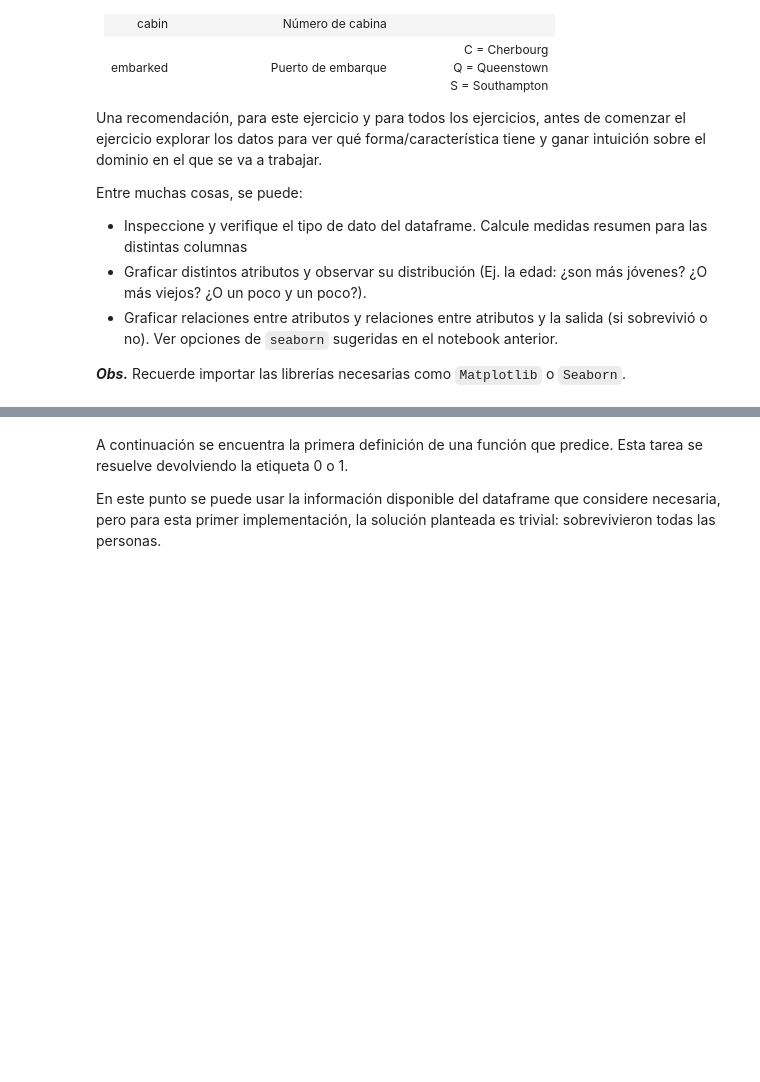
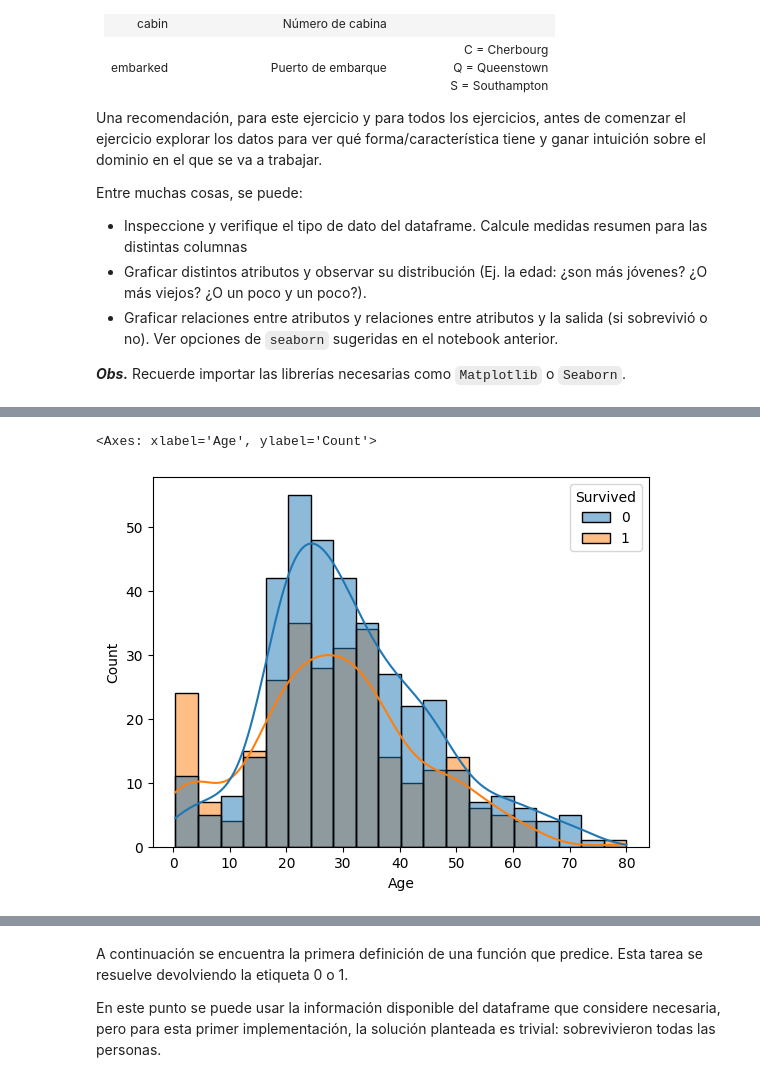
Before and after one commit to machulsky61/Aprendizaje-Automatico, a Jupyter notebook: Notebooks/notebook_02_titanic-published.ipynb, the cells around one changed output, grey strips where cells are left out. Drawn from its saved outputs; the diff is of its cells as text; code cells hidden in the pictures; blank space fills up the shorter version.

```diff
--- a/Notebooks/notebook_02_titanic-published.ipynb
+++ b/Notebooks/notebook_02_titanic-published.ipynb
@@ -103,0 +131,8 @@ y
+# %%
+import seaborn as sns
+
+#plot age correlation with survival
+sns.histplot(data=X, x="Age", hue=y, kde=True)
+# %% [output]
+<Axes: xlabel='Age', ylabel='Count'>
+[figure, added]
```
Also changed, not shown: parts of 4 cells of this notebook.
